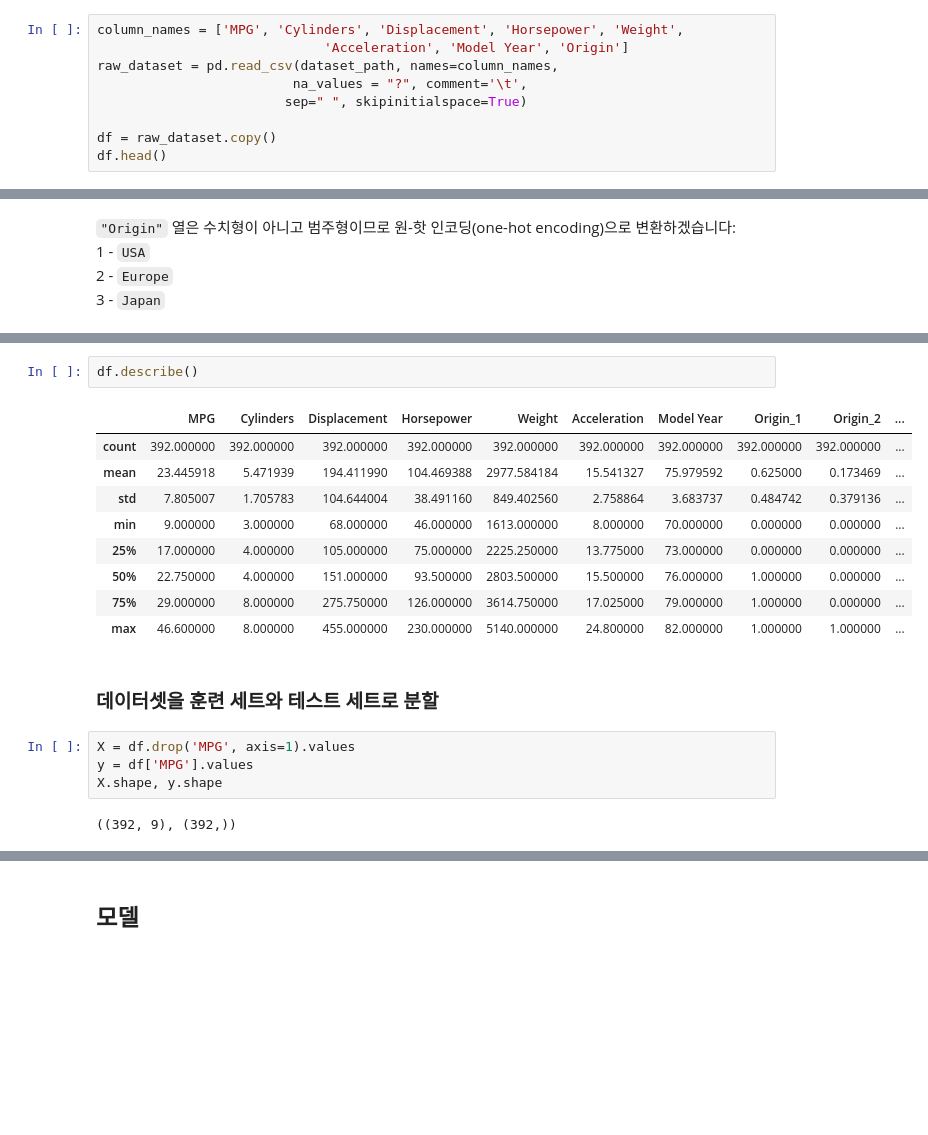
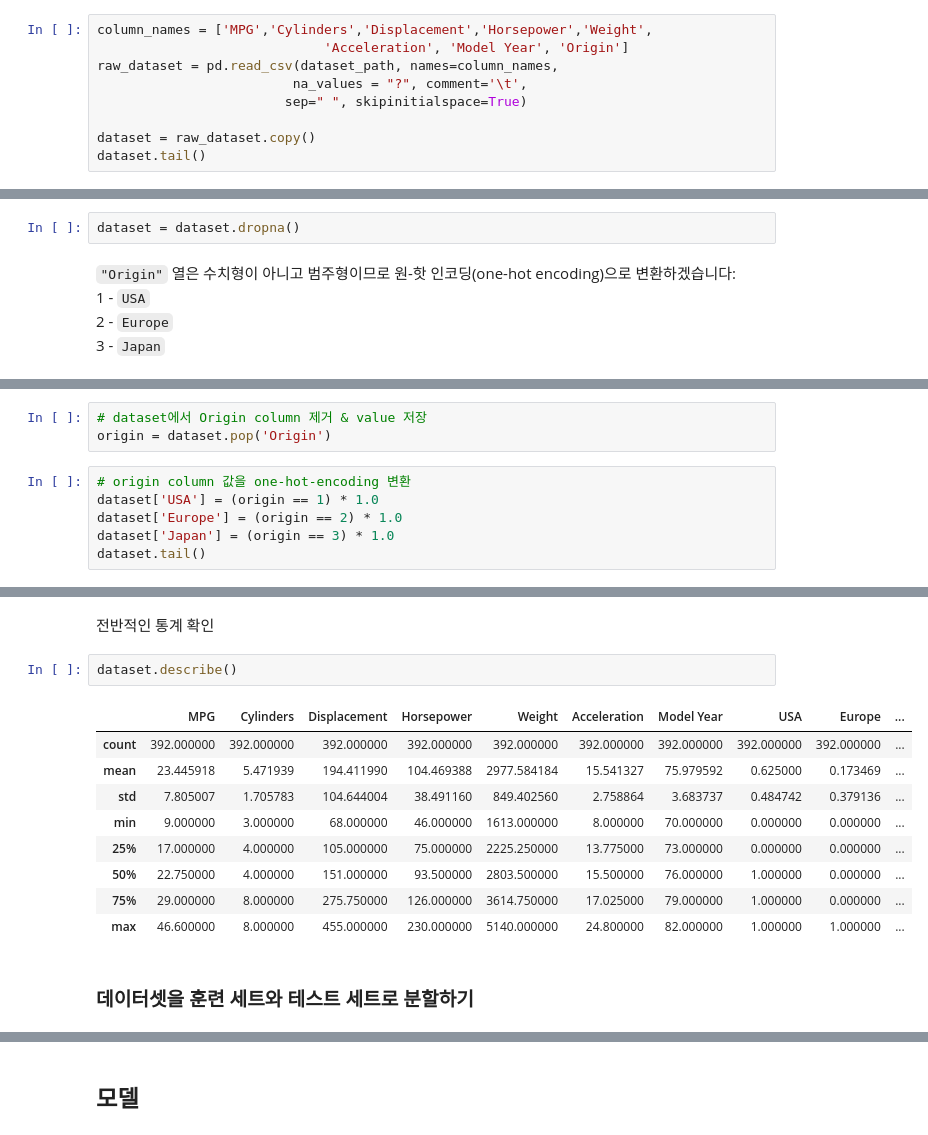
Before and after one commit to ironmanciti/SW_DL_KERAS, a Jupyter notebook: 101_car_mpg_regression.ipynb, the cells around one changed output, grey strips where cells are left out. Drawn from its saved outputs; the diff is of its cells as text; blank space fills up the shorter version.

```diff
--- a/101_car_mpg_regression.ipynb
+++ b/101_car_mpg_regression.ipynb
@@ -43,11 +27,11 @@ data를 읽어 DataFrame으로 만듭니다.
 # %%
-column_names = ['MPG', 'Cylinders', 'Displacement', 'Horsepower', 'Weight',
+column_names = ['MPG','Cylinders','Displacement','Horsepower','Weight',
                              'Acceleration', 'Model Year', 'Origin']
 raw_dataset = pd.read_csv(dataset_path, names=column_names,
                          na_values = "?", comment='\t',
                         sep=" ", skipinitialspace=True)
 
-df = raw_dataset.copy()
-df.head()
+dataset = raw_dataset.copy()
+dataset.tail()
 # %% [output]
 |  | MPG | Cylinders | Displacement | Horsepower | Weight | Acceleration | Model Year | Origin |
@@ -79,3 +61,5 @@ df = df.dropna()
+# %%
+dataset = dataset.dropna()
 # %% [markdown]
 `"Origin"` 열은 수치형이 아니고 범주형이므로 원-핫 인코딩(one-hot encoding)으로 변환하겠습니다:
 1 - `USA`
@@ -93,0 +68,9 @@ df.head()
+# %%
+# dataset에서 Origin column 제거 & value 저장
+origin = dataset.pop('Origin')
+# %%
+# origin column 값을 one-hot-encoding 변환
+dataset['USA'] = (origin == 1) * 1.0
+dataset['Europe'] = (origin == 2) * 1.0
+dataset['Japan'] = (origin == 3) * 1.0
+dataset.tail()
@@ -94,7 +84,9 @@ df.head()
+# %% [markdown]
+전반적인 통계 확인
 # %%
-df.describe()
+dataset.describe()
 # %% [output]
-|  | MPG | Cylinders | Displacement | Horsepower | Weight | Acceleration | Model Year | Origin_1 | Origin_2 | ... |
+|  | MPG | Cylinders | Displacement | Horsepower | Weight | Acceleration | Model Year | USA | Europe | ... |
 | count | 392.000000 | 392.000000 | 392.000000 | 392.000000 | 392.000000 | 392.000000 | 392.000000 | 392.000000 | 392.000000 | ... |
 | mean | 23.445918 | 5.471939 | 194.411990 | 104.469388 | 2977.584184 | 15.541327 | 75.979592 | 0.625000 | 0.173469 | ... |
 | std | 7.805007 | 1.705783 | 104.644004 | 38.491160 | 849.402560 | 2.758864 | 3.683737 | 0.484742 | 0.379136 | ... |
@@ -104,11 +96,5 @@ df.describe()
 | 75% | 29.000000 | 8.000000 | 275.750000 | 126.000000 | 3614.750000 | 17.025000 | 79.000000 | 1.000000 | 0.000000 | ... |
 | max | 46.600000 | 8.000000 | 455.000000 | 230.000000 | 5140.000000 | 24.800000 | 82.000000 | 1.000000 | 1.000000 | ... |
 # %% [markdown]
-### 데이터셋을 훈련 세트와 테스트 세트로 분할
+### 데이터셋을 훈련 세트와 테스트 세트로 분할하기
-# %%
-X = df.drop('MPG', axis=1).values
-y = df['MPG'].values
-X.shape, y.shape
-# %% [output]
-((392, 9), (392,))
 # %%
```
Also changed, not shown: parts of 29 cells of this notebook, 34 other files.
